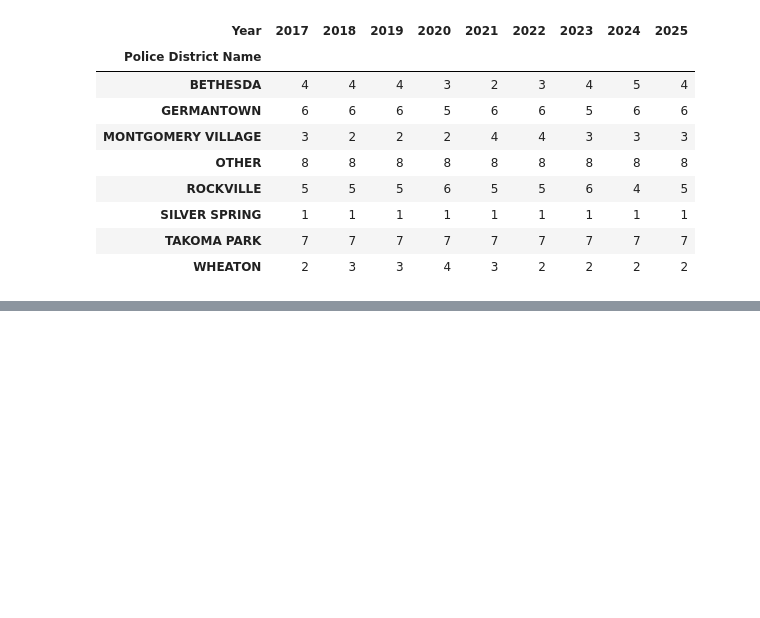
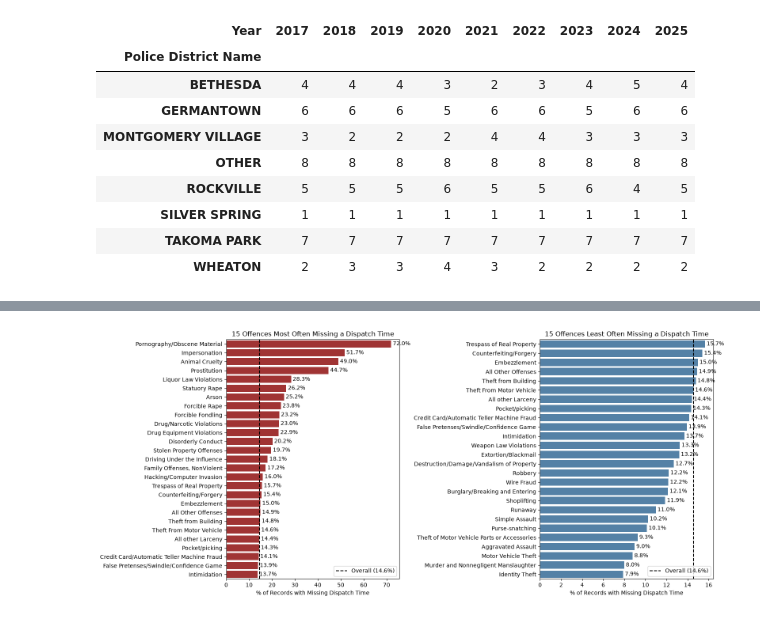
Before and after one commit to ArunaMahaGamage/MSC-AI-CW1, a Jupyter notebook: CW1.ipynb, the cells around one changed output, grey strips where cells are left out. Drawn from its saved outputs; the diff is of its cells as text; code cells hidden in the pictures; blank space fills up the shorter version.

```diff
--- a/CW1.ipynb
+++ b/CW1.ipynb
@@ -788,0 +868,15 @@ NameError: name 'mvt_full' is not defined
+# %%
+disp = df_clean[(df_clean["Start Date/Time"] >= "2016-07-01") &
+                (df_clean["Start Date/Time"] <= "2026-09-10 23:59:59")].copy()
+disp["Dispatch_Missing"] = disp["Dispatch Date/Time"].isna()
+
+overall_rate = disp["Dispatch_Missing"].mean() * 100
+print(f"Overall missing dispatch rate: {overall_rate:.2f}%")
+
+def missing_by(col, min_n=0):
+    t = disp.groupby(col)["Dispatch_Missing"].agg(Total="size", Missing="sum")
+    t["Missing_%"] = (t["Missing"] / t["Total"] * 100).round(2)
+    t["Vs_Overall"] = (t["Missing_%"] / overall_rate).round(2)
+    return t[t["Total"] >= min_n].sort_values("Missing_%", ascending=False)
+
+display(missing_by("Crime Name 1"))
@@ -788,0 +960,27 @@ NameError: name 'mvt_full' is not defined
+# %%
+import matplotlib.pyplot as plt
+import seaborn as sns
+
+offence_missing = missing_by("Crime Name 2", min_n=100)
+most_missing = offence_missing.head(27).reset_index()
+least_missing = offence_missing.tail(26).reset_index()
+
+fig, axes = plt.subplots(1, 2, figsize=(16, 7))
+
+sns.barplot(data=most_missing, x="Missing_%", y="Crime Name 2", ax=axes[0], color="firebrick")
+axes[0].set_title("15 Offences Most Often Missing a Dispatch Time")
+
+sns.barplot(data=least_missing, x="Missing_%", y="Crime Name 2", ax=axes[1], color="steelblue")
+axes[1].set_title("15 Offences Least Often Missing a Dispatch Time")
+
+for ax in axes:
+    ax.axvline(overall_rate, color="black", linestyle="--", label=f"Overall ({overall_rate:.1f}%)")
+    ax.set_xlabel("% of Records with Missing Dispatch Time")
+    ax.set_ylabel("")
+    ax.bar_label(ax.containers[0], fmt="%.1f%%", padding=3)
+    ax.legend(loc="lower right")
+
+plt.tight_layout()
+plt.show()
+# %% [output]
+[figure, added]
```
Also changed, not shown: parts of 23 cells of this notebook, 1 other file.
